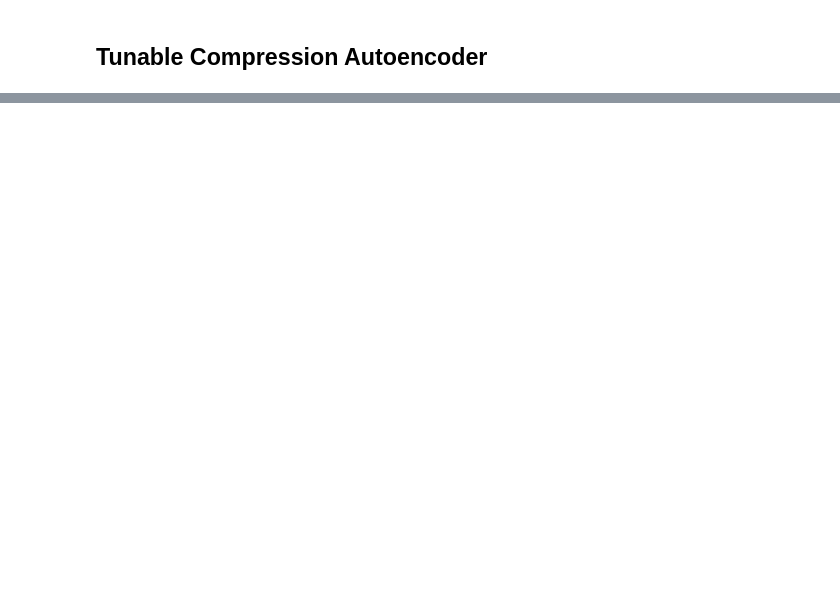
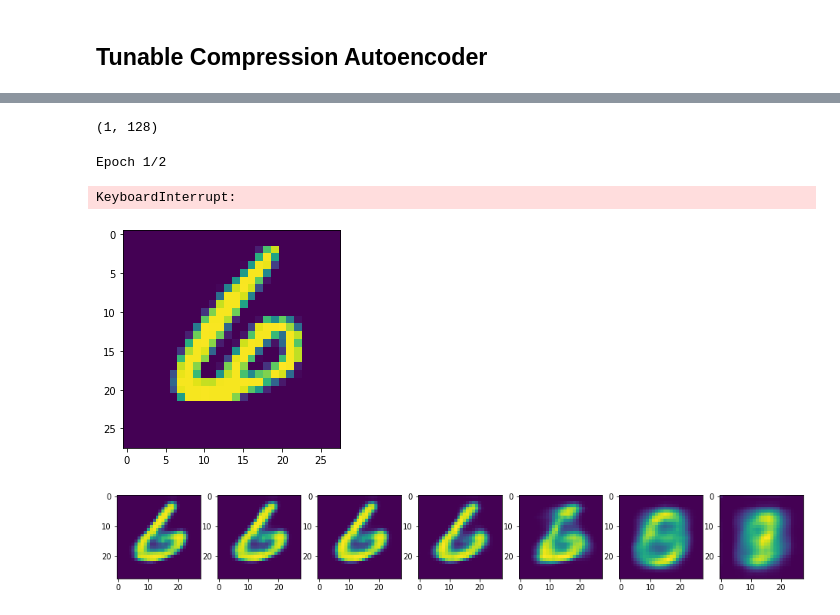
Before and after one commit to Cuzime/ML_projects, a Jupyter notebook: TCAE.ipynb, the cells around one changed output, grey strips where cells are left out. Saved outputs shown, nothing was run; the diff lists cells and outputs as text; code cells hidden in the pictures; blank space fills up the shorter version.

```diff
--- a/TCAE.ipynb
+++ b/TCAE.ipynb
@@ -18,0 +164,49 @@ ModuleNotFoundError: No module named 'tensorflow'
+# %%
+# test masking
+
+i = 0
+
+ones_length = int(2**(np.log2(latent_dim)-i))
+zeros_length = int(latent_dim - ones_length)
+ones = tf.ones((ones_length))
+zeros = tf.zeros((zeros_length))
+mask = tf.concat([ones, zeros], axis = 0)
+mask = tf.reshape(mask, (1, latent_dim,))
+
+a = mask.numpy()
+np.shape(a)
+# %% [output]
+(1, 128)
+# %%
+# initialize tcae
+
+tcae = TCAE(encoder = encoder, decoder = decoder)
+tcae.compile(optimizer = tf.keras.optimizers.Adam(learning_rate = 0.001), loss_fn = tf.keras.losses.BinaryCrossentropy())
+# %%
+epochs = 2
+
+tcae.fit(dataset, epochs = epochs)
+# %% [output]
+Epoch 1/2
+KeyboardInterrupt:
+# %%
+index = 2345
+img = all_digits[index,:,:,0]
+
+plt.figure()
+plt.imshow(img)
+
+img = img.reshape(1, 28, 28, 1)
+
+plt.figure(figsize = (16,5))
+
+for i in range(int(np.log2(latent_dim))):
+    ax = plt.subplot(2, 7, i + 1)
+    reconstruction = tcae.custom_predict([img], i)
+    reconstruction = reconstruction.numpy().reshape(28,28)
+
+
+    plt.imshow(reconstruction)
+# %% [output]
+[figure, added]
+[figure, added]
```
Also changed, not shown: parts of 6 cells of this notebook.
